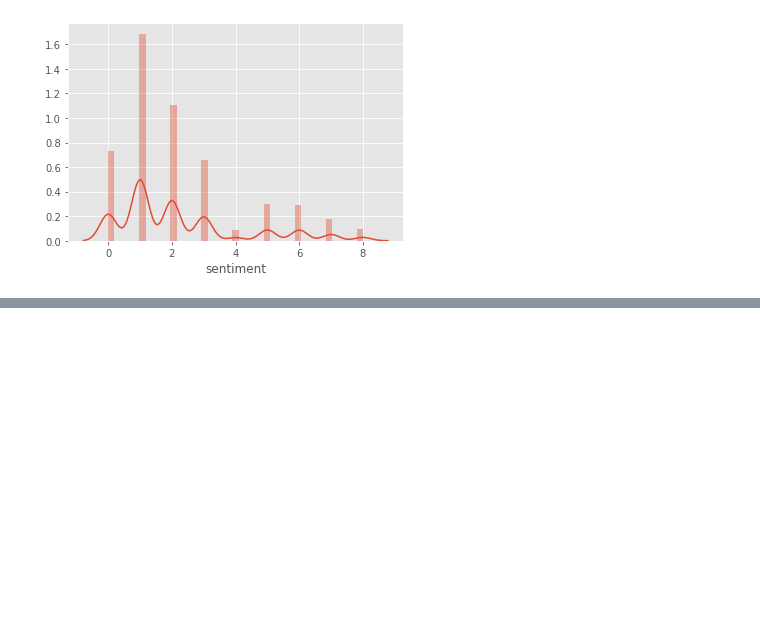
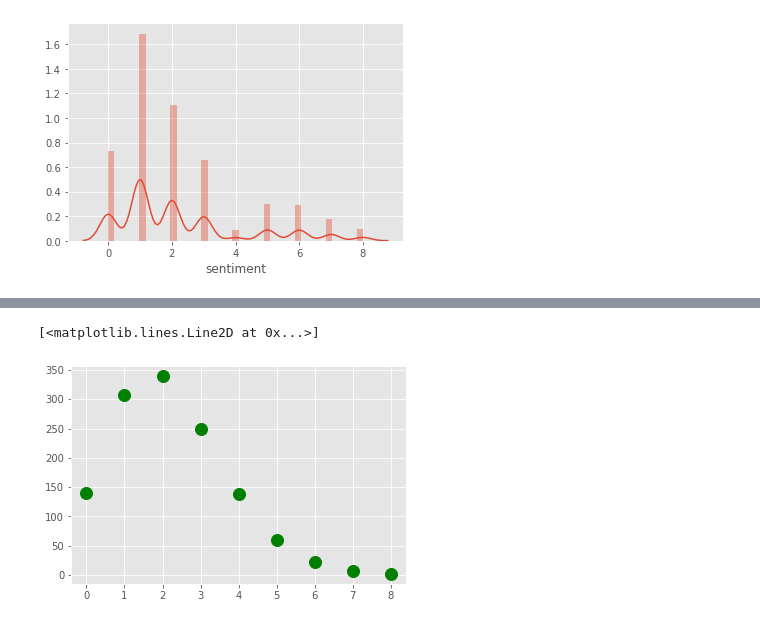
Before and after one commit to UNCG-CSE/Budget_Text_Analysis, a Jupyter notebook: src/EmotionAnalysis/Distribution.ipynb, the cells around one changed output, grey strips where cells are left out. Cells and saved outputs as stored; diff of their text form; code cells hidden in the pictures; blank space fills up the shorter version.

Commit message:
updated for poisson fit

```diff
--- a/src/EmotionAnalysis/Distribution.ipynb
+++ b/src/EmotionAnalysis/Distribution.ipynb
@@ -176,0 +189,5 @@ sns.distplot(CCE['sentiment'])
+# %%
+plt.plot(k, poisson.pmf(k, mlest)*len(GCF08['sentiment']), 'go', markersize=12)
+# %% [output]
+[<matplotlib.lines.Line2D at 0x...>]
+[figure, added]
```
Also changed, not shown: parts of 13 cells of this notebook.
